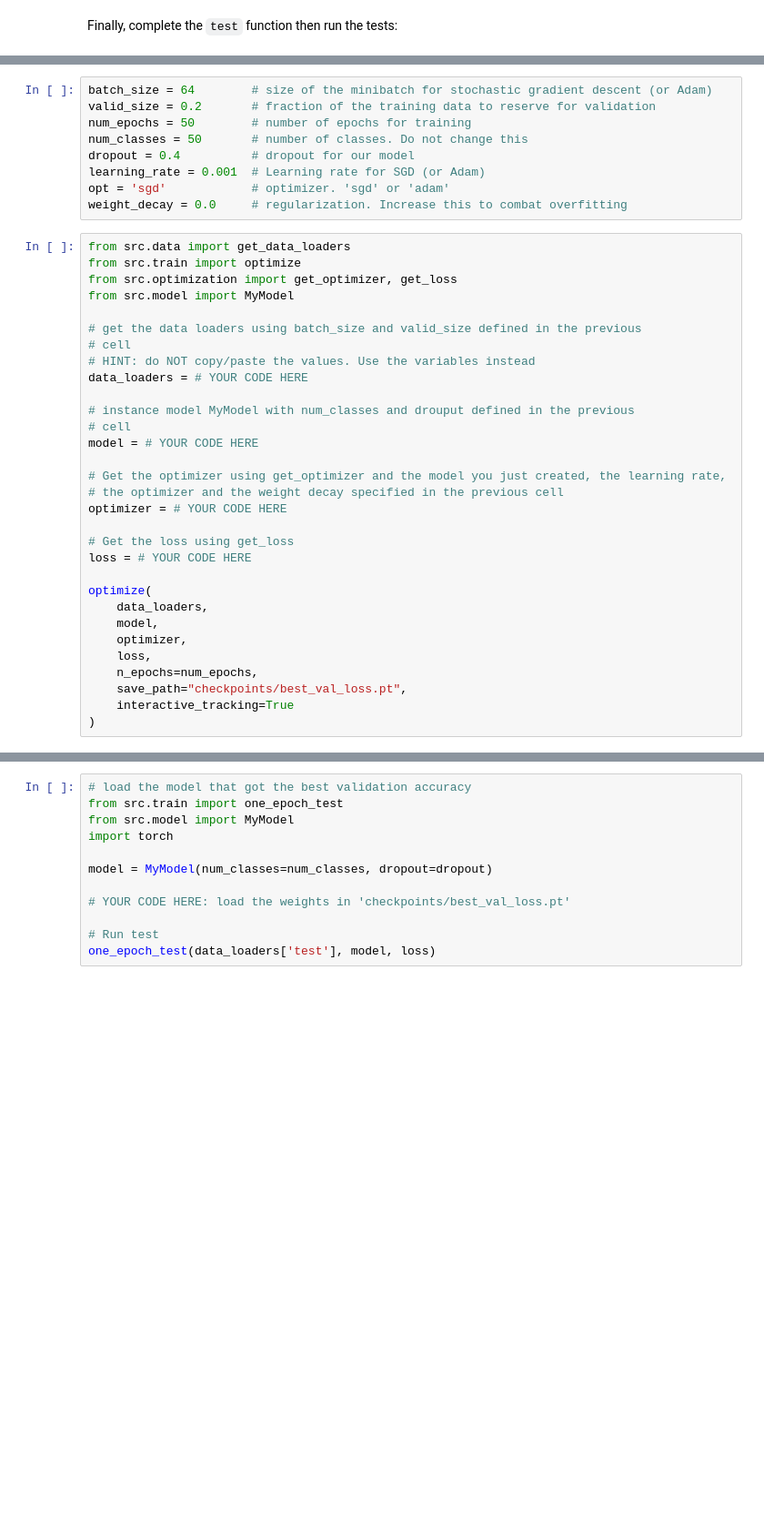
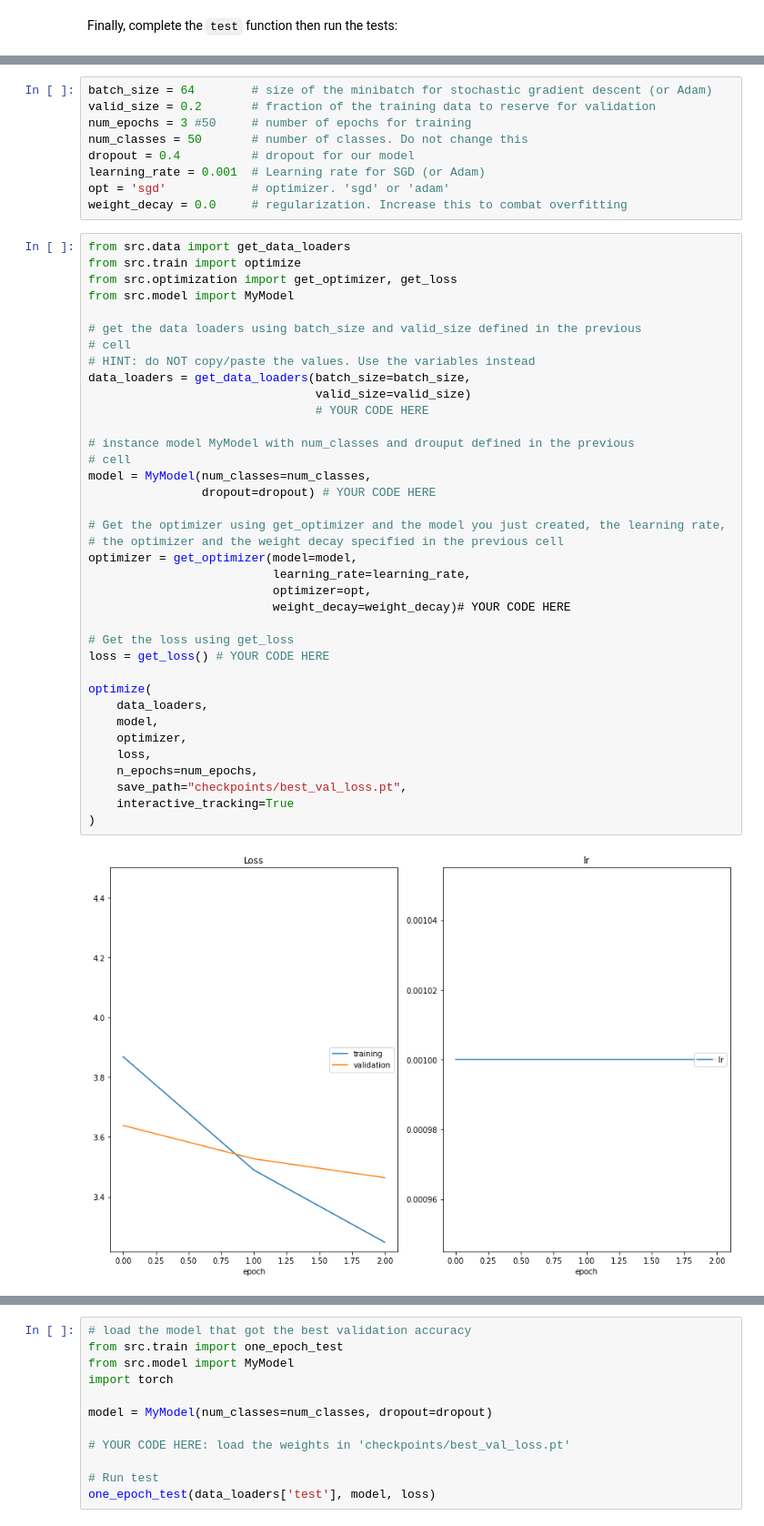
Before and after one commit to frankgolub/deep-learning-v2-pytorch, a Jupyter notebook: projects/starter-kit/cnn_from_scratch.ipynb, the cells around one changed output, grey strips where cells are left out. Shown at 91% size. Cells and saved outputs as stored; diff of their text form; blank space fills up the shorter version.

```diff
--- a/projects/starter-kit/cnn_from_scratch.ipynb
+++ b/projects/starter-kit/cnn_from_scratch.ipynb
@@ -241,7 +306,7 @@ Let's start by defining a few hyperparameters. Feel free to experiment with diff
 # %%
 batch_size = 64        # size of the minibatch for stochastic gradient descent (or Adam)
 valid_size = 0.2       # fraction of the training data to reserve for validation
-num_epochs = 50        # number of epochs for training
+num_epochs = 3 #50     # number of epochs for training
 num_classes = 50       # number of classes. Do not change this
 dropout = 0.4          # dropout for our model
 learning_rate = 0.001  # Learning rate for SGD (or Adam)
@@ -250,34 +315,42 @@ weight_decay = 0.0     # regularization. Increase this to combat overfitting
 # %%
 from src.data import get_data_loaders
 from src.train import optimize
 from src.optimization import get_optimizer, get_loss
 from src.model import MyModel
 
 # get the data loaders using batch_size and valid_size defined in the previous
 # cell
 # HINT: do NOT copy/paste the values. Use the variables instead
-data_loaders = # YOUR CODE HERE
+data_loaders = get_data_loaders(batch_size=batch_size,
+                                valid_size=valid_size)
+                                # YOUR CODE HERE
 
 # instance model MyModel with num_classes and drouput defined in the previous
 # cell
-model = # YOUR CODE HERE
+model = MyModel(num_classes=num_classes,
+                dropout=dropout) # YOUR CODE HERE
 
 # Get the optimizer using get_optimizer and the model you just created, the learning rate,
 # the optimizer and the weight decay specified in the previous cell
-optimizer = # YOUR CODE HERE
+optimizer = get_optimizer(model=model,
+                          learning_rate=learning_rate,
+                          optimizer=opt,
+                          weight_decay=weight_decay)# YOUR CODE HERE
 
 # Get the loss using get_loss
-loss = # YOUR CODE HERE
+loss = get_loss() # YOUR CODE HERE
 
 optimize(
     data_loaders,
     model,
     optimizer,
     loss,
     n_epochs=num_epochs,
     save_path="checkpoints/best_val_loss.pt",
     interactive_tracking=True
 )
+# %% [output]
+[figure, added]
 # %% [markdown]
 ---
 ## <img src="static_images/icons/noun-advance-2109145.png" alt=">" style="width:50px"/> Step 6: testing against the Test Set
```
Also changed, not shown: parts of 6 cells of this notebook, 2 other files.
